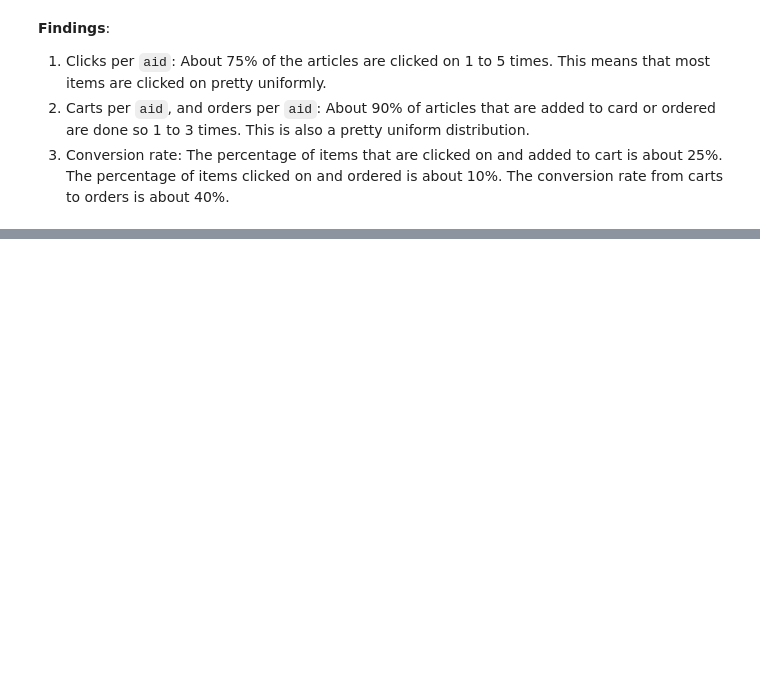
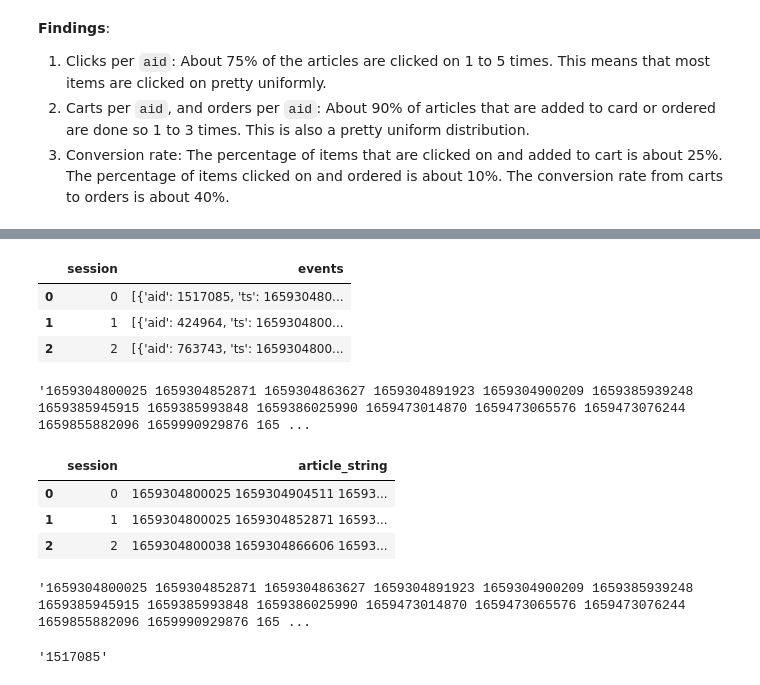
Before and after one commit to a-sharma06/recsys_otto, a Jupyter notebook: otto-eda-exploratory-data-analysis.ipynb, the cells around one changed output, grey strips where cells are left out. Drawn from its saved outputs; the diff is of its cells as text; code cells hidden in the pictures; blank space fills up the shorter version.

Commit message:
Kaggle Notebook | OTTO - EDA (Exploratory Data Analysis) | Version 9 - Obtained co-occurrence matrix

```diff
--- a/otto-eda-exploratory-data-analysis.ipynb
+++ b/otto-eda-exploratory-data-analysis.ipynb
@@ -392,0 +403,29 @@ Conversion rate from clicks to orders is: 9.93%
+# %%
+sample_train_df.head(3)
+# %% [output]
+|  | session | events |
+| 0 | 0 | [{'aid': 1517085, 'ts': 165930480... |
+| 1 | 1 | [{'aid': 424964, 'ts': 1659304800... |
+| 2 | 2 | [{'aid': 763743, 'ts': 1659304800... |
+# %%
+" ".join([f"{y['ts']}" for y in sample_train_df.loc[1,'events']])
+# %% [output]
+'1659304800025 1659304852871 1659304863627 1659304891923 1659304900209 1659385939248 1659385945915 1659385993848 1659386025990 1659473014870 1659473065576 1659473076244 1659855882096 1659990929876 165 ...
+# %%
+article_string_df = pd.DataFrame(
+    {
+        'session': sample_train_df['session'],
+        'article_string': sample_train_df['events'].transform(lambda x: " ".join([f"{y['ts']}" for y in x]))
+    }
+)
+
+article_string_df.head(3)
+# %% [output]
+|  | session | article_string |
+| 0 | 0 | 1659304800025 1659304904511 16593... |
+| 1 | 1 | 1659304800025 1659304852871 16593... |
+| 2 | 2 | 1659304800038 1659304866606 16593... |
+# %%
+" ".join([f"{y['ts']}" for y in sample_train_df.loc[1,'events']])
+# %% [output]
+'1659304800025 1659304852871 1659304863627 1659304891923 1659304900209 1659385939248 1659385945915 1659385993848 1659386025990 1659473014870 1659473065576 1659473076244 1659855882096 1659990929876 165 ...
@@ -392,0 +441,4 @@ Conversion rate from clicks to orders is: 9.93%
+# %%
+aid_dict[0]
+# %% [output]
+'1517085'
```
Also changed, not shown: parts of 8 cells of this notebook.
